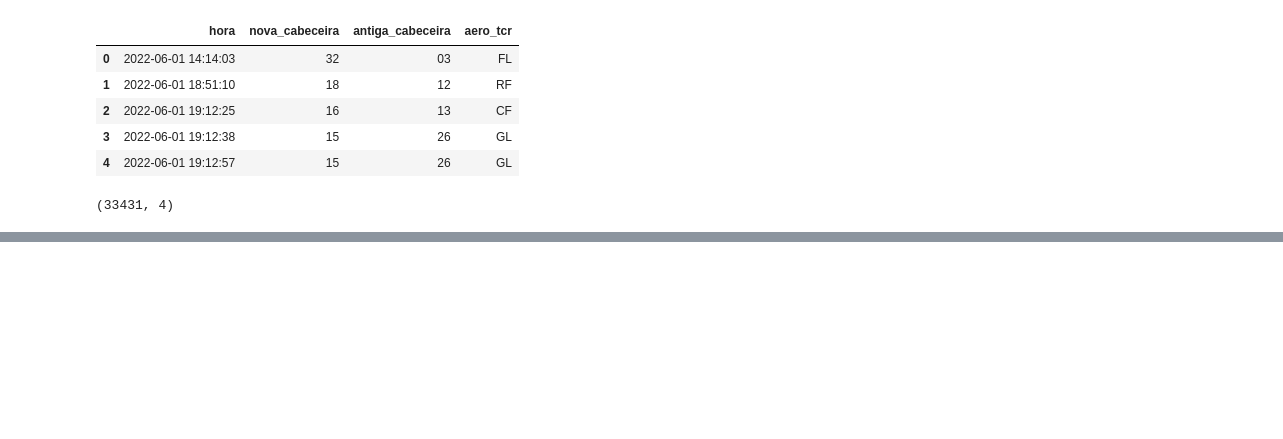
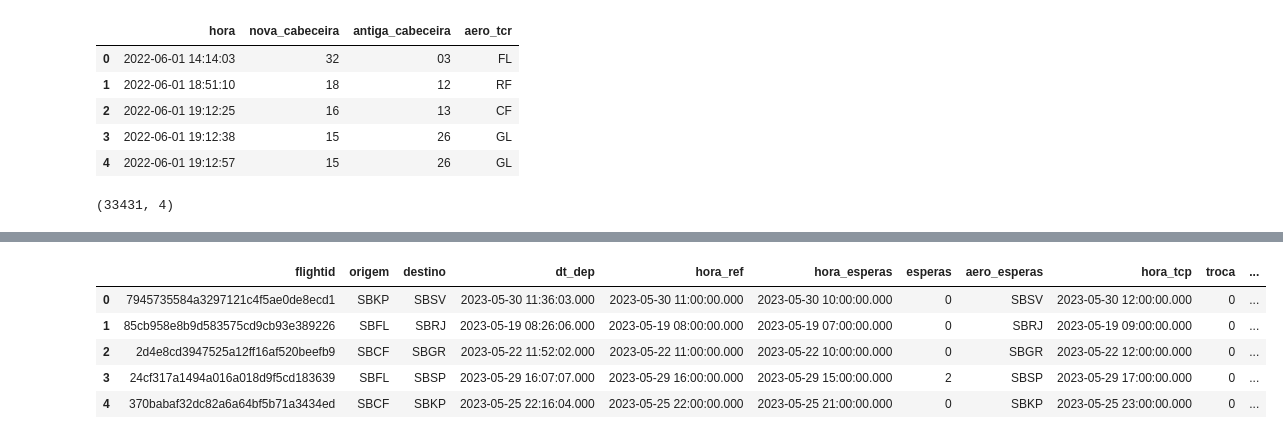
Before and after one commit to InAI-Delta/ita-datascience-2023, a Jupyter notebook: initial_analysis.ipynb, the cells around one changed output, grey strips where cells are left out. Cells and saved outputs as stored; diff of their text form; code cells hidden in the pictures; blank space fills up the shorter version.

```diff
--- a/initial_analysis.ipynb
+++ b/initial_analysis.ipynb
@@ -17,7 +17,7 @@ metaf_df = pd.read_csv('data/metaf_df.csv')
 metar_df = pd.read_csv('data/metar_df.csv')
 tc_prev_df = pd.read_csv('data/tc-prev_df.csv')
 tc_real_df = pd.read_csv('data/tc-real_df.csv')
-idsc_test_df = pd.read_csv('data/idsc_test.csv')
+test_data = pd.read_csv('data/idsc_test.csv')
 # %%
 bimtra_df.dt_arr = bimtra_df.dt_arr.apply(lambda x: datetime.datetime.utcfromtimestamp(int(x)/1000))
 bimtra_df.dt_dep = bimtra_df.dt_dep.apply(lambda x: datetime.datetime.utcfromtimestamp(int(x)/1000))
@@ -167,3 +289,13 @@ prev_merged.head()
+# %%
+test_data = test_data.drop(columns=['snapshot_radar', 'path', 'hora_metaf', 'metaf', 'aero_metaf', 'hora_metar', 'metar', 'aero_metar'], axis=1)
+test_data.head()
+# %% [output]
+|  | flightid | origem | destino | dt_dep | hora_ref | hora_esperas | esperas | aero_esperas | hora_tcp | troca | ... |
+| 0 | 7945735584a3297121c4f5ae0de8ecd1 | SBKP | SBSV | 2023-05-30 11:36:03.000 | 2023-05-30 11:00:00.000 | 2023-05-30 10:00:00.000 | 0 | SBSV | 2023-05-30 12:00:00.000 | 0 | ... |
+| 1 | 85cb958e8b9d583575cd9cb93e389226 | SBFL | SBRJ | 2023-05-19 08:26:06.000 | 2023-05-19 08:00:00.000 | 2023-05-19 07:00:00.000 | 0 | SBRJ | 2023-05-19 09:00:00.000 | 0 | ... |
+| 2 | 2d4e8cd3947525a12ff16af520beefb9 | SBCF | SBGR | 2023-05-22 11:52:02.000 | 2023-05-22 11:00:00.000 | 2023-05-22 10:00:00.000 | 0 | SBGR | 2023-05-22 12:00:00.000 | 0 | ... |
+| 3 | 24cf317a1494a016a018d9f5cd183639 | SBFL | SBSP | 2023-05-29 16:07:07.000 | 2023-05-29 16:00:00.000 | 2023-05-29 15:00:00.000 | 2 | SBSP | 2023-05-29 17:00:00.000 | 0 | ... |
+| 4 | 370babaf32dc82a6a64bf5b71a3434ed | SBCF | SBKP | 2023-05-25 22:16:04.000 | 2023-05-25 22:00:00.000 | 2023-05-25 21:00:00.000 | 0 | SBKP | 2023-05-25 23:00:00.000 | 0 | ... |
 # %%
 #metar_df.metar = metar_df.metar.apply(lambda x: x.replace('=', ' '))
 #metar_sample = str(metar_df['metar'].sample(1))
```
Also changed, not shown: parts of 16 cells of this notebook.
